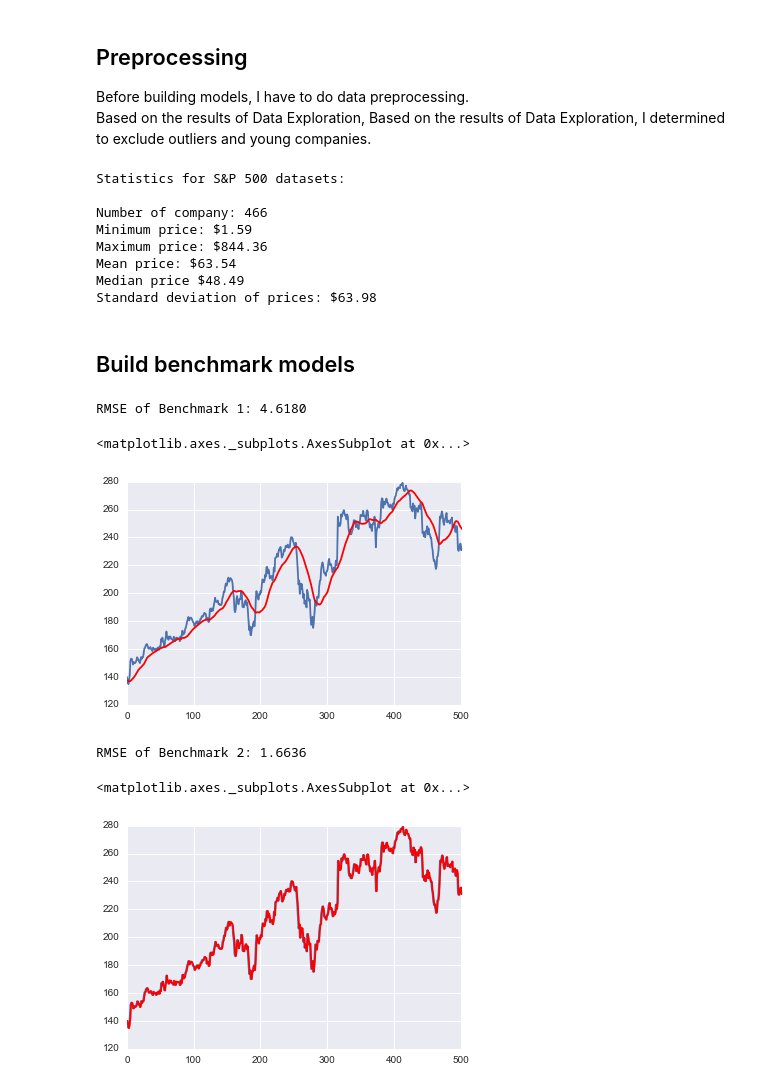
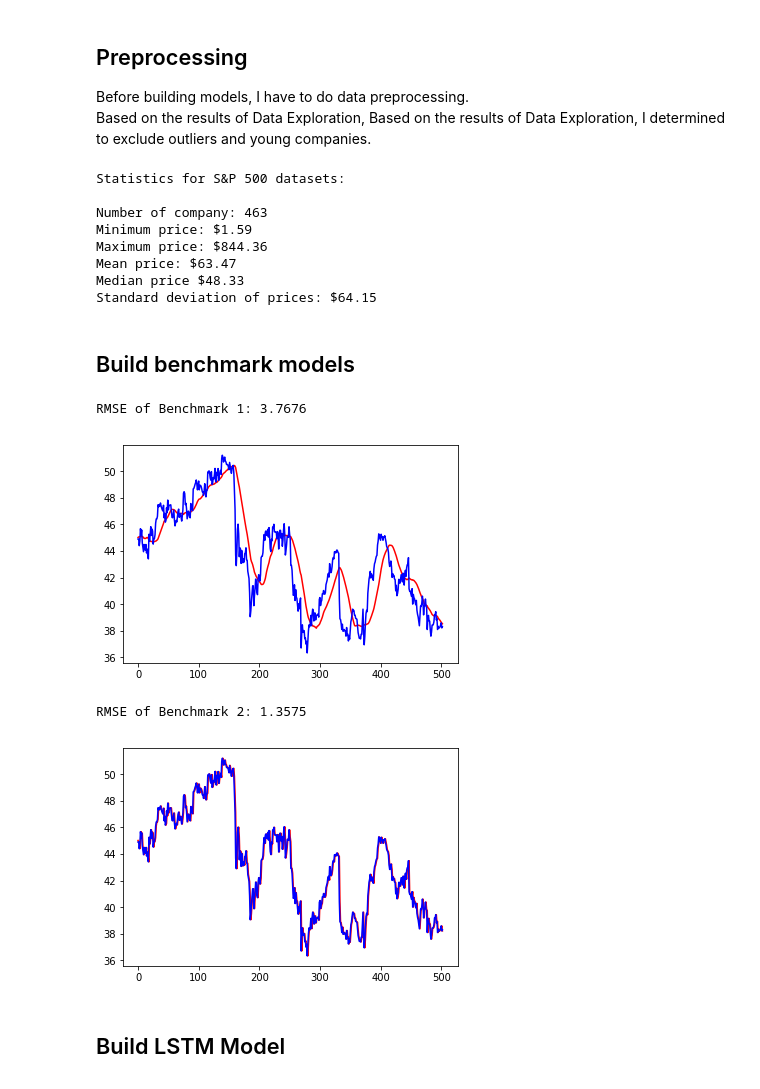
Before and after one commit to kakakazuma/machine-learning, a Jupyter notebook: projects/capstone/my_stock_prediction/my_stock_prediction.ipynb, the cells around one changed output. Saved outputs shown, nothing was run; the diff lists cells and outputs as text; code cells hidden in the pictures.

```diff
--- a/projects/capstone/my_stock_prediction/my_stock_prediction.ipynb
+++ b/projects/capstone/my_stock_prediction/my_stock_prediction.ipynb
@@ -59,3 +70,10 @@ Maximum price: $1,578.13
 Mean price: $65.01
 Median price $48.48
 Standard deviation of prices: $75.20
+# %%
+## check if zero volume exists
+min_company_volumes = prices_dataset.groupby('symbol')['volume'].min()
+plt.hist(min_company_volumes.values)
+
+hist, bin_edges = np.histogram(min_company_volumes.values, bins=10)
+print hist
@@ -101,12 +128,14 @@ plot_close_prices_by_symbol(max_company_symbol, prices_dataset)
 Before building models, I have to do data preprocessing.
 Based on the results of Data Exploration, Based on the results of Data Exploration, I determined to exclude outliers and young companies.
 # %%
-## exclude outliers and young company.
+## exclude outliers, young company, zero volume.
 excluded_outlier_df = pd.DataFrame({'symbol':mean_company_prices[mean_company_prices < 600].index})
 excluded_young_df = pd.DataFrame({'symbol':company_history[company_history == max_history].index})
+excluded_zerovolume_df = pd.DataFrame({'symbol':min_company_volumes[min_company_volumes > 0].index})
 
 excluded_outlier_dataset = pd.merge(prices_dataset, excluded_outlier_df, on='symbol')
-excluded_dataset = pd.merge(excluded_outlier_dataset, excluded_young_df, on='symbol')
+excluded_yound_dataset = pd.merge(excluded_outlier_dataset, excluded_young_df, on='symbol')
+excluded_dataset = pd.merge(excluded_yound_dataset, excluded_zerovolume_df, on='symbol')
 
 all_company_prices = excluded_dataset['close']
 minimum_price = np.min(all_company_prices)
@@ -126,20 +155,20 @@ print "Standard deviation of prices: ${:,.2f}".format(std_price)
 # %% [output]
 Statistics for S&P 500 datasets:
 
-Number of company: 466
+Number of company: 463
 Minimum price: $1.59
 Maximum price: $844.36
-Mean price: $63.54
-Median price $48.49
-Standard deviation of prices: $63.98
+Mean price: $63.47
+Median price $48.33
+Standard deviation of prices: $64.15
 # %%
-sample_company_num = 20
+sample_company_num = 50
 seed = 42
 excluded_indexes = excluded_dataset.groupby('symbol').count().index.values
 random.seed(seed)
 random.shuffle(excluded_indexes)
 sample_indexes = excluded_indexes[:sample_company_num]
-sample_company_df = pd.DataFrame({'symbol':sample_indexes})
+sampled_company_df = pd.DataFrame({'symbol':sample_indexes})
 sampled_dataset = pd.merge(excluded_dataset, sampled_company_df, on='symbol')
 # %% [markdown]
 ## Build benchmark models
@@ -205,14 +211,14 @@ benchmark1_rmse = benchmark1_res.apply(lambda x : calc_rmse(x[0, :], x[1, :]))
 benchmark1_total_rmse = np.mean(benchmark1_rmse)
 print "RMSE of Benchmark 1: {:,.4f}".format(benchmark1_total_rmse)
 # %% [output]
-RMSE of Benchmark 1: 4.6180
+RMSE of Benchmark 1: 3.7676
 # %%
 # visualize output of benchmark model 1.
-sns.tsplot(data=benchmark1_res['AYI'][0, :])
-sns.tsplot(data=benchmark1_res['AYI'][1, :], color="r")
+plt.plot(benchmark1_res[0][1, :],color='red', label='Prediction')
+plt.plot(benchmark1_res[0][0, :], color='blue', label='Actual')
+plt.show()
 # %% [output]
-<matplotlib.axes._subplots.AxesSubplot at 0x...>
-[figure, old version]
+[figure, new version]
 # %%
 # Benchmark2 : the model outputs the very last observation out.
 predict_benchmark2 = lambda x : x[:, -1]
@@ -221,14 +227,16 @@ benchmark2_rmse = benchmark2_res.apply(lambda x : calc_rmse(x[0, :], x[1, :]))
 benchmark2_total_rmse = np.mean(benchmark2_rmse)
 print "RMSE of Benchmark 2: {:,.4f}".format(np.mean(benchmark2_total_rmse))
 # %% [output]
-RMSE of Benchmark 2: 1.6636
+RMSE of Benchmark 2: 1.3575
 # %%
 # visualize output of benchmark model 2.
-sns.tsplot(data=benchmark2_res['AYI'][0, :])
-sns.tsplot(data=benchmark2_res['AYI'][1, :], color="r")
+plt.plot(benchmark2_res[0][1, :],color='red', label='Prediction')
+plt.plot(benchmark2_res[0][0, :], color='blue', label='Actual')
+plt.show()
 # %% [output]
-<matplotlib.axes._subplots.AxesSubplot at 0x...>
-[figure, old version]
+[figure, new version]
+# %% [markdown]
+## Build LSTM Model
 # %%
 # Build Simple LSTM Model
 def build_simple_lstm_model(layers):
```
Also changed, not shown: parts of 28 cells of this notebook, 2 other files.
